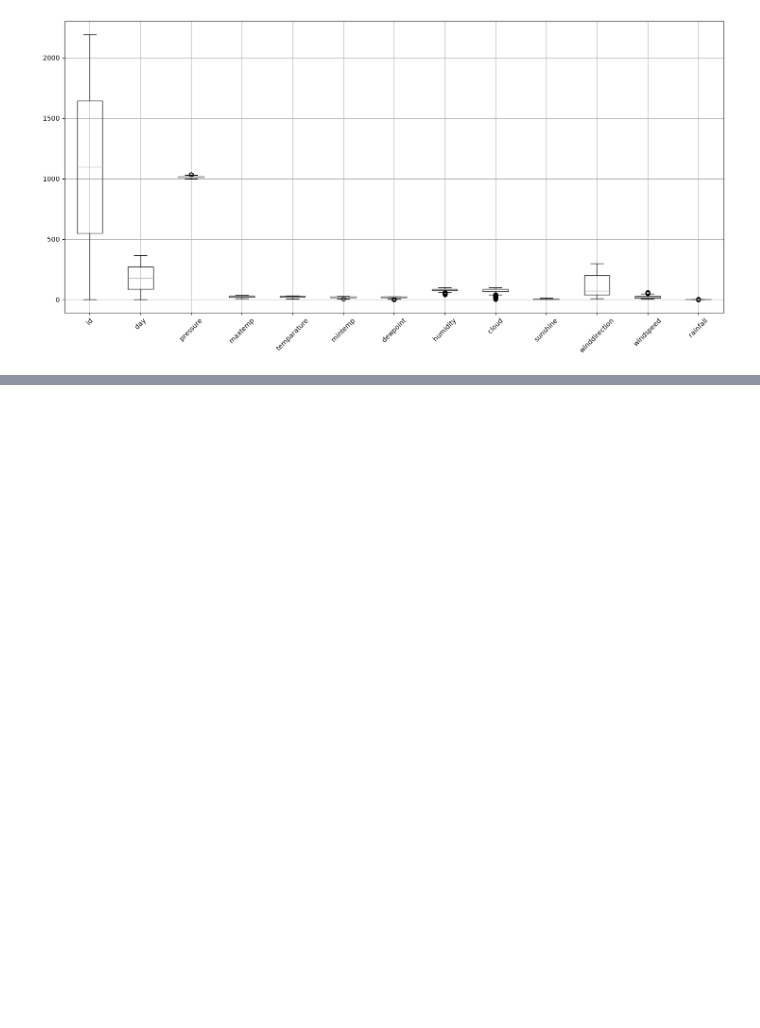
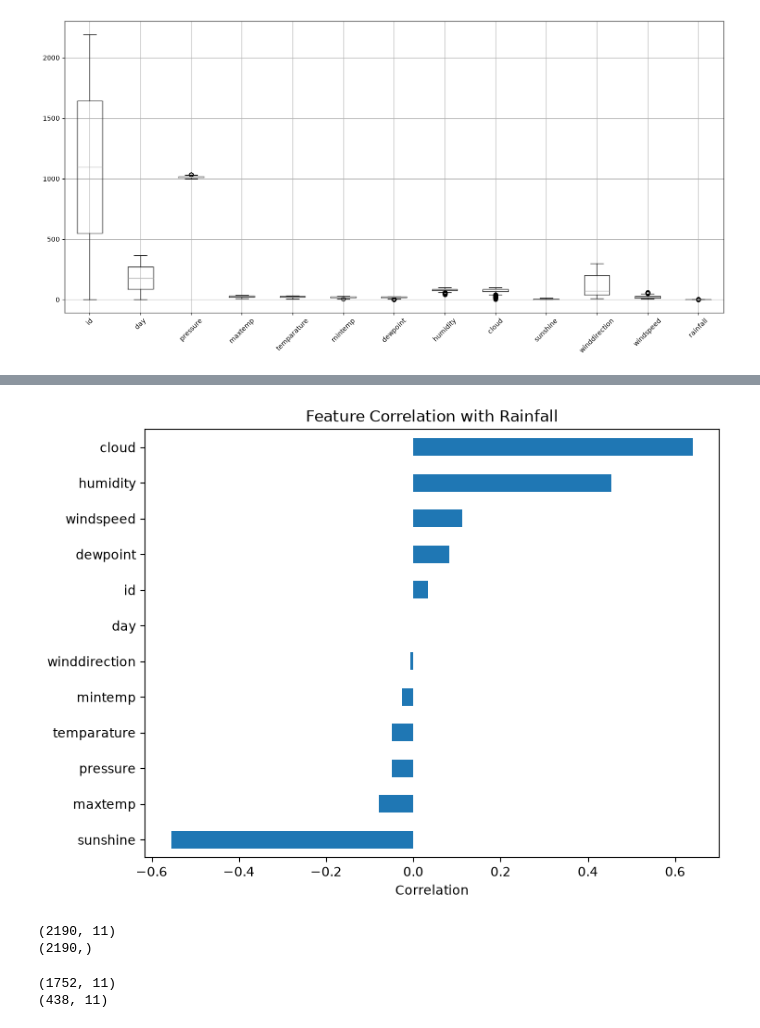
Before and after one commit to DILANTHA9590/rainfall-prediction-ml, a Jupyter notebook: backend/notebooks/01_eda.ipynb, the cells around one changed output, grey strips where cells are left out. Saved outputs shown, nothing was run; the diff lists cells and outputs as text; code cells hidden in the pictures; blank space fills up the shorter version.

Commit message:
Complete exploratory data analysis for rainfall dataset

```diff
--- a/backend/notebooks/01_eda.ipynb
+++ b/backend/notebooks/01_eda.ipynb
@@ -185,0 +189,34 @@ plt.show()
+# %%
+plt.figure(figsize=(8,6))
+
+train.corr()["rainfall"][:-1].sort_values().plot(
+    kind="barh"
+)
+
+plt.title("Feature Correlation with Rainfall")
+plt.xlabel("Correlation")
+plt.show()
+# %% [output]
+[figure, added]
+# %%
+X = train.drop(columns=["id", "rainfall"])
+y = train["rainfall"]
+
+print(X.shape)
+print(y.shape)
+# %% [output]
+(2190, 11)
+(2190,)
+# %%
+X_train, X_test, y_train, y_test = train_test_split(
+    X,
+    y,
+    test_size=0.2,
+    random_state=42
+)
+
+print(X_train.shape)
+print(X_test.shape)
+# %% [output]
+(1752, 11)
+(438, 11)
```
Also changed, not shown: parts of 6 cells of this notebook.
